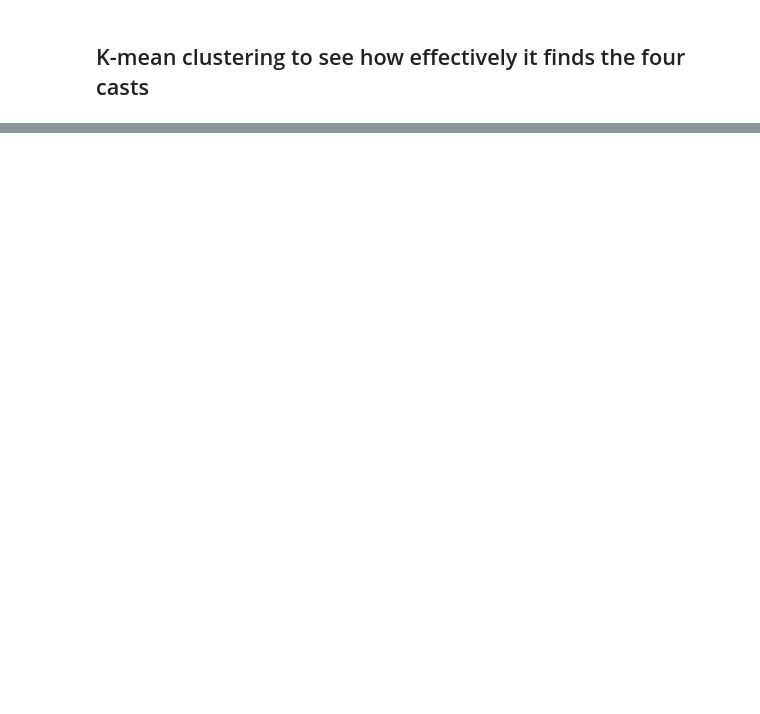
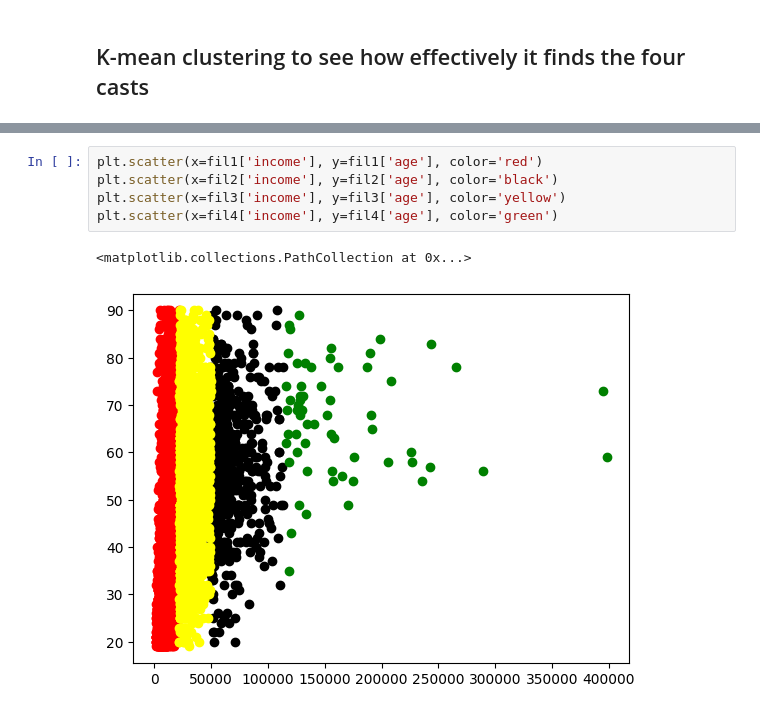
Before and after one commit to brownepres/world_building, a Jupyter notebook: simulations/population/sanity_check_modelling.ipynb, the cells around one changed output, grey strips where cells are left out. Cells and saved outputs as stored; diff of their text form; blank space fills up the shorter version.

```diff
--- a/simulations/population/sanity_check_modelling.ipynb
+++ b/simulations/population/sanity_check_modelling.ipynb
@@ -66,0 +93,8 @@ plt.scatter(x=list(range(2, 21)), y=test_acc)
+# %%
+plt.scatter(x=fil1['income'], y=fil1['age'], color='red')
+plt.scatter(x=fil2['income'], y=fil2['age'], color='black')
+plt.scatter(x=fil3['income'], y=fil3['age'], color='yellow')
+plt.scatter(x=fil4['income'], y=fil4['age'], color='green')
+# %% [output]
+<matplotlib.collections.PathCollection at 0x...>
+[figure, added]
```
Also changed, not shown: parts of 6 cells of this notebook, 1 other file.
